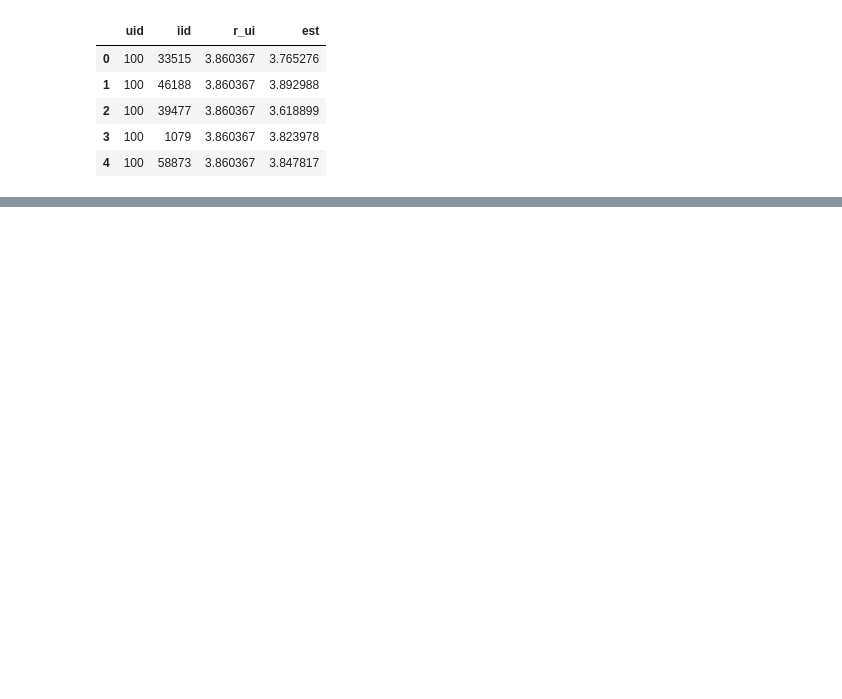
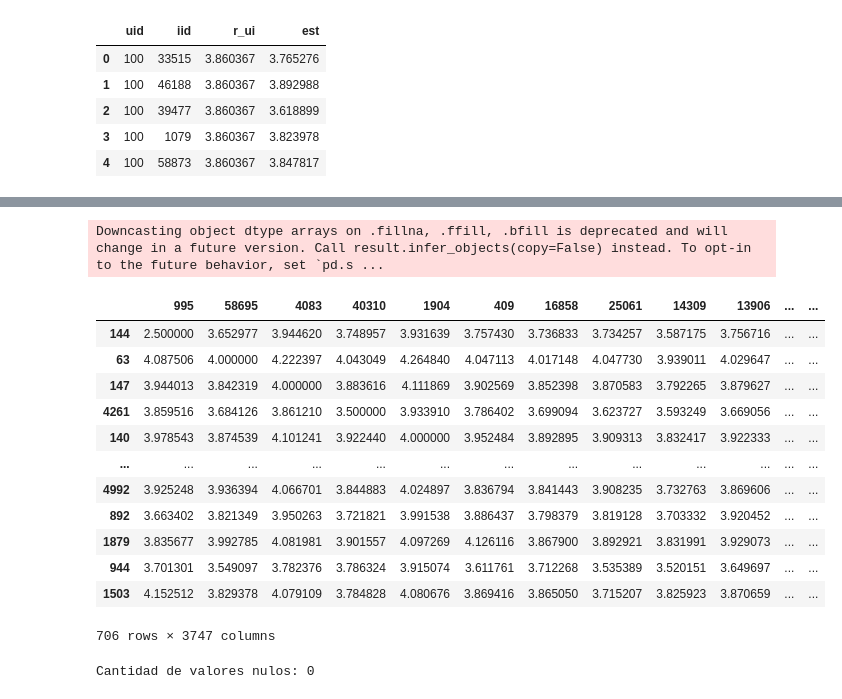
Before and after one commit to brandonHaipas/MDS7202-Lab-Prog-Ciencia-de-Datos, a Jupyter notebook: lab10/Lab10_enunciado.ipynb, the cells around one changed output, grey strips where cells are left out. Drawn from its saved outputs; the diff is of its cells as text; code cells hidden in the pictures; blank space fills up the shorter version.

```diff
--- a/lab10/Lab10_enunciado.ipynb
+++ b/lab10/Lab10_enunciado.ipynb
@@ -1375,2 +1447,5 @@ fig.show()
 # %%
 missing_predictions = model2.test(missing_ratings)
+# %%
+missing_pred_df = pd.DataFrame(missing_predictions).drop(columns='details')
+missing_pred_df.head()
@@ -1376,0 +1459,6 @@ missing_predictions = model2.test(missing_ratings)
+# %%
+cols = {"uid":"userId", "iid":"beerId", "est":"rating"}
+missing_pred_df = missing_pred_df.rename(columns=cols)
+missing_pred_df = missing_pred_df.drop(columns=['r_ui'])
+interaction_df = duff_df[['userId', 'beerId', 'rating']].copy().reset_index(drop=True)
+full_i_df = pd.concat([interaction_df, missing_pred_df])
@@ -1377,3 +1478,28 @@ missing_predictions = model2.test(missing_ratings)
+# %%
+reader = Reader(rating_scale = (0, 5))
+dataset = Dataset.load_from_df(full_i_df, reader)
+trainset = dataset.build_full_trainset()
+user_item_matrix = get_user_item_matrix(trainset)
+user_item_matrix
+# %% [output]
+Downcasting object dtype arrays on .fillna, .ffill, .bfill is deprecated and will change in a future version. Call result.infer_objects(copy=False) instead. To opt-in to the future behavior, set `pd.s ...
+|  | 995 | 58695 | 4083 | 40310 | 1904 | 409 | 16858 | 25061 | 14309 | 13906 | ... | ... |
+| 144 | 2.500000 | 3.652977 | 3.944620 | 3.748957 | 3.931639 | 3.757430 | 3.736833 | 3.734257 | 3.587175 | 3.756716 | ... | ... |
+| 63 | 4.087506 | 4.000000 | 4.222397 | 4.043049 | 4.264840 | 4.047113 | 4.017148 | 4.047730 | 3.939011 | 4.029647 | ... | ... |
+| 147 | 3.944013 | 3.842319 | 4.000000 | 3.883616 | 4.111869 | 3.902569 | 3.852398 | 3.870583 | 3.792265 | 3.879627 | ... | ... |
+| 4261 | 3.859516 | 3.684126 | 3.861210 | 3.500000 | 3.933910 | 3.786402 | 3.699094 | 3.623727 | 3.593249 | 3.669056 | ... | ... |
+| 140 | 3.978543 | 3.874539 | 4.101241 | 3.922440 | 4.000000 | 3.952484 | 3.892895 | 3.909313 | 3.832417 | 3.922333 | ... | ... |
+| ... | ... | ... | ... | ... | ... | ... | ... | ... | ... | ... | ... | ... |
+| 4992 | 3.925248 | 3.936394 | 4.066701 | 3.844883 | 4.024897 | 3.836794 | 3.841443 | 3.908235 | 3.732763 | 3.869606 | ... | ... |
+| 892 | 3.663402 | 3.821349 | 3.950263 | 3.721821 | 3.991538 | 3.886437 | 3.798379 | 3.819128 | 3.703332 | 3.920452 | ... | ... |
+| 1879 | 3.835677 | 3.992785 | 4.081981 | 3.901557 | 4.097269 | 4.126116 | 3.867900 | 3.892921 | 3.831991 | 3.929073 | ... | ... |
+| 944 | 3.701301 | 3.549097 | 3.782376 | 3.786324 | 3.915074 | 3.611761 | 3.712268 | 3.535389 | 3.520151 | 3.649697 | ... | ... |
+| 1503 | 4.152512 | 3.829378 | 4.079109 | 3.784828 | 4.080676 | 3.869416 | 3.865050 | 3.715207 | 3.825923 | 3.870659 | ... | ... |
+706 rows × 3747 columns
+# %%
+print(f"Cantidad de valores nulos: {pd.isna(user_item_matrix).sum().values.sum()}")
+# %% [output]
+Cantidad de valores nulos: 0
 # %% [markdown]
 # Conclusión
 
```
Also changed, not shown: parts of 33 cells of this notebook.
